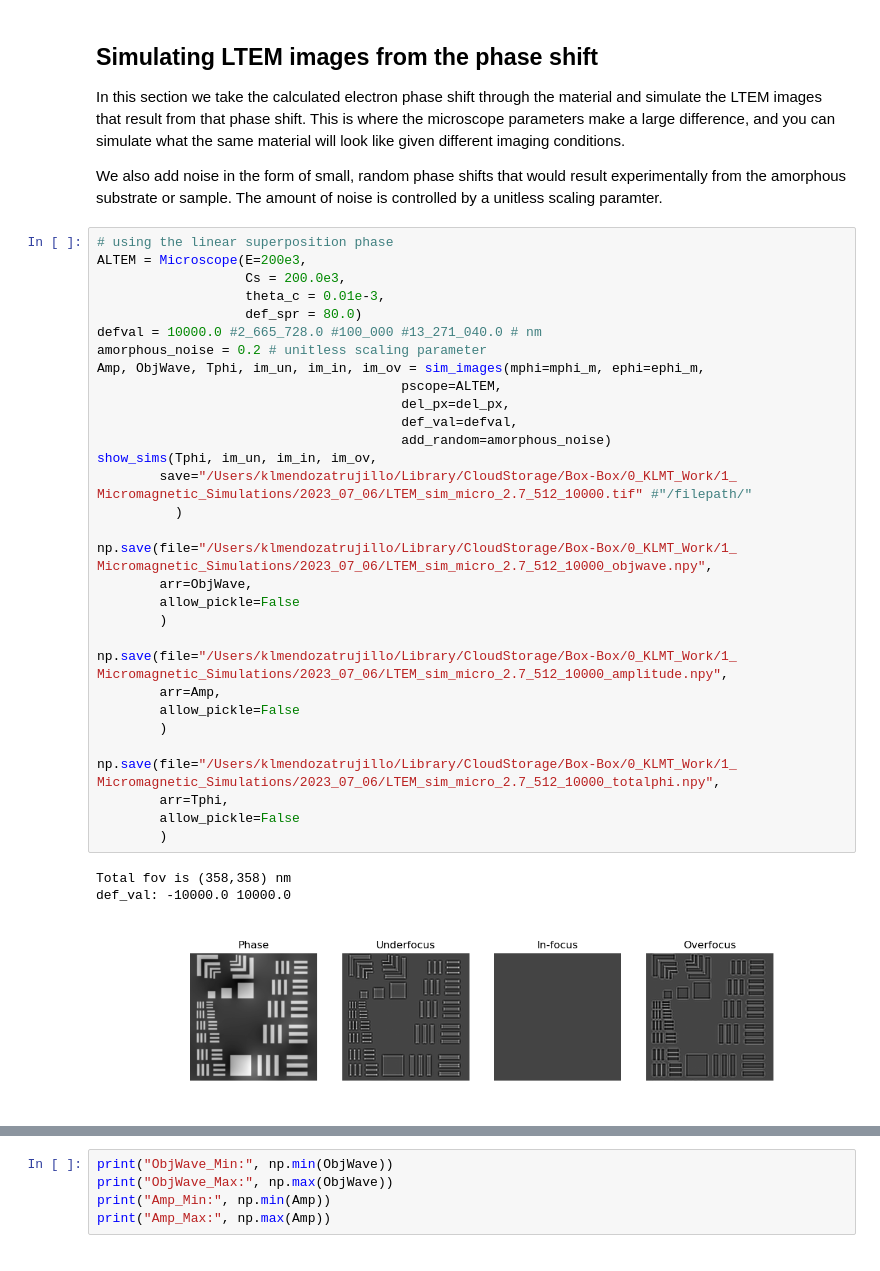
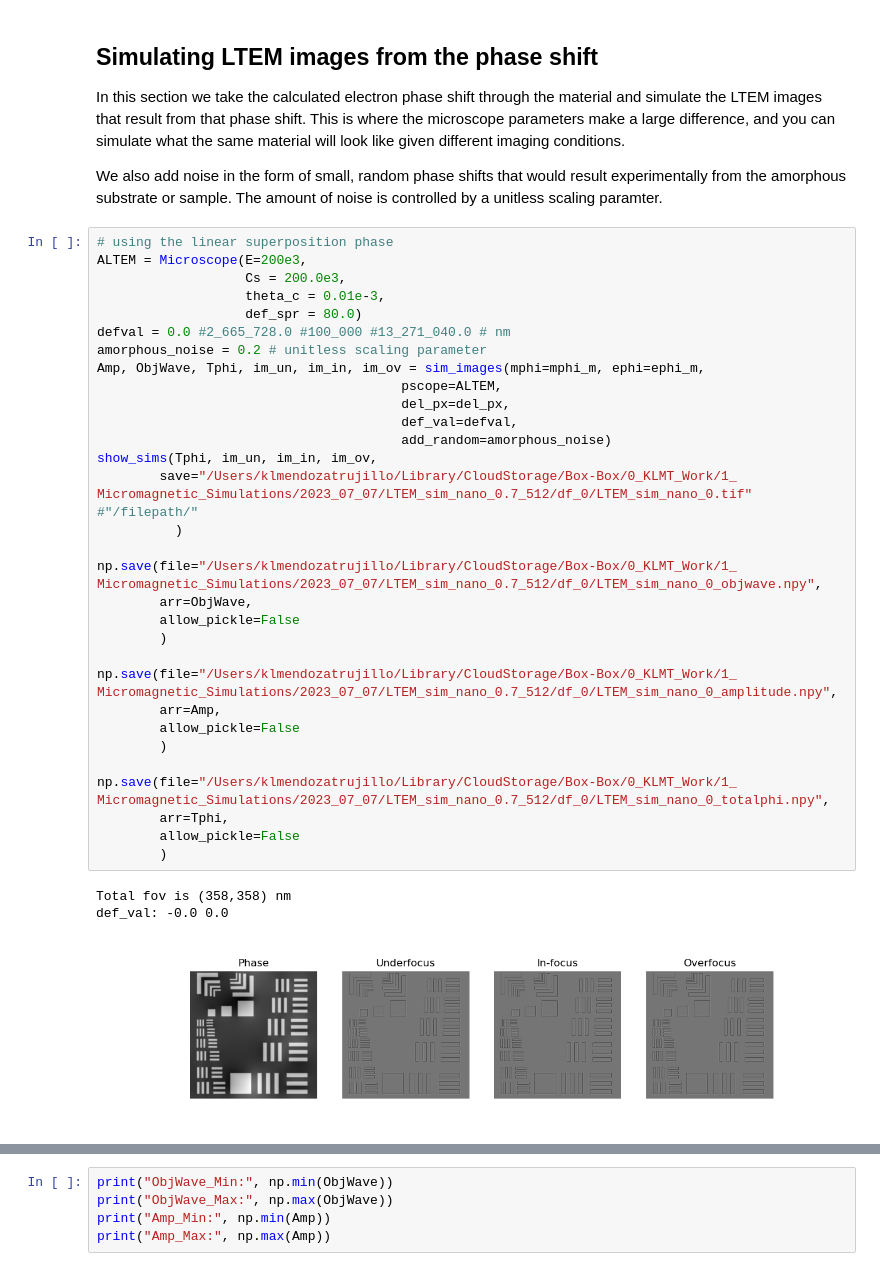
Before and after one commit to KaynaL-MT/PyLorentz, a Jupyter notebook: Examples/SIM_KaynaL-MT.ipynb, the cells around one changed output, grey strips where cells are left out. Drawn from its saved outputs; the diff is of its cells as text.

```diff
--- a/Examples/SIM_KaynaL-MT.ipynb
+++ b/Examples/SIM_KaynaL-MT.ipynb
@@ -282,35 +303,35 @@ We also add noise in the form of small, random phase shifts that would result ex
 # %%
 # using the linear superposition phase
 ALTEM = Microscope(E=200e3,
                    Cs = 200.0e3,
                    theta_c = 0.01e-3,
                    def_spr = 80.0)
-defval = 10000.0 #2_665_728.0 #100_000 #13_271_040.0 # nm
+defval = 0.0 #2_665_728.0 #100_000 #13_271_040.0 # nm
 amorphous_noise = 0.2 # unitless scaling parameter
 Amp, ObjWave, Tphi, im_un, im_in, im_ov = sim_images(mphi=mphi_m, ephi=ephi_m,
                                        pscope=ALTEM,
                                        del_px=del_px,
                                        def_val=defval,
                                        add_random=amorphous_noise)
 show_sims(Tphi, im_un, im_in, im_ov,
-        save="/Users/klmendozatrujillo/Library/CloudStorage/Box-Box/0_KLMT_Work/1_ Micromagnetic_Simulations/2023_07_06/LTEM_sim_micro_2.7_512_10000.tif" #"/filepath/"
+        save="/Users/klmendozatrujillo/Library/CloudStorage/Box-Box/0_KLMT_Work/1_ Micromagnetic_Simulations/2023_07_07/LTEM_sim_nano_0.7_512/df_0/LTEM_sim_nano_0.tif" #"/filepath/"
           )
 
-np.save(file="/Users/klmendozatrujillo/Library/CloudStorage/Box-Box/0_KLMT_Work/1_ Micromagnetic_Simulations/2023_07_06/LTEM_sim_micro_2.7_512_10000_objwave.npy",
+np.save(file="/Users/klmendozatrujillo/Library/CloudStorage/Box-Box/0_KLMT_Work/1_ Micromagnetic_Simulations/2023_07_07/LTEM_sim_nano_0.7_512/df_0/LTEM_sim_nano_0_objwave.npy",
         arr=ObjWave,
         allow_pickle=False
         )
 
-np.save(file="/Users/klmendozatrujillo/Library/CloudStorage/Box-Box/0_KLMT_Work/1_ Micromagnetic_Simulations/2023_07_06/LTEM_sim_micro_2.7_512_10000_amplitude.npy",
+np.save(file="/Users/klmendozatrujillo/Library/CloudStorage/Box-Box/0_KLMT_Work/1_ Micromagnetic_Simulations/2023_07_07/LTEM_sim_nano_0.7_512/df_0/LTEM_sim_nano_0_amplitude.npy",
         arr=Amp,
         allow_pickle=False
         )
 
-np.save(file="/Users/klmendozatrujillo/Library/CloudStorage/Box-Box/0_KLMT_Work/1_ Micromagnetic_Simulations/2023_07_06/LTEM_sim_micro_2.7_512_10000_totalphi.npy",
+np.save(file="/Users/klmendozatrujillo/Library/CloudStorage/Box-Box/0_KLMT_Work/1_ Micromagnetic_Simulations/2023_07_07/LTEM_sim_nano_0.7_512/df_0/LTEM_sim_nano_0_totalphi.npy",
         arr=Tphi,
         allow_pickle=False
         )
 # %% [output]
 Total fov is (358,358) nm
-def_val: -10000.0 10000.0
+def_val: -0.0 0.0
-[figure, old version]
+[figure, new version]
```
Also changed, not shown: parts of 11 cells of this notebook, 1 other file.
